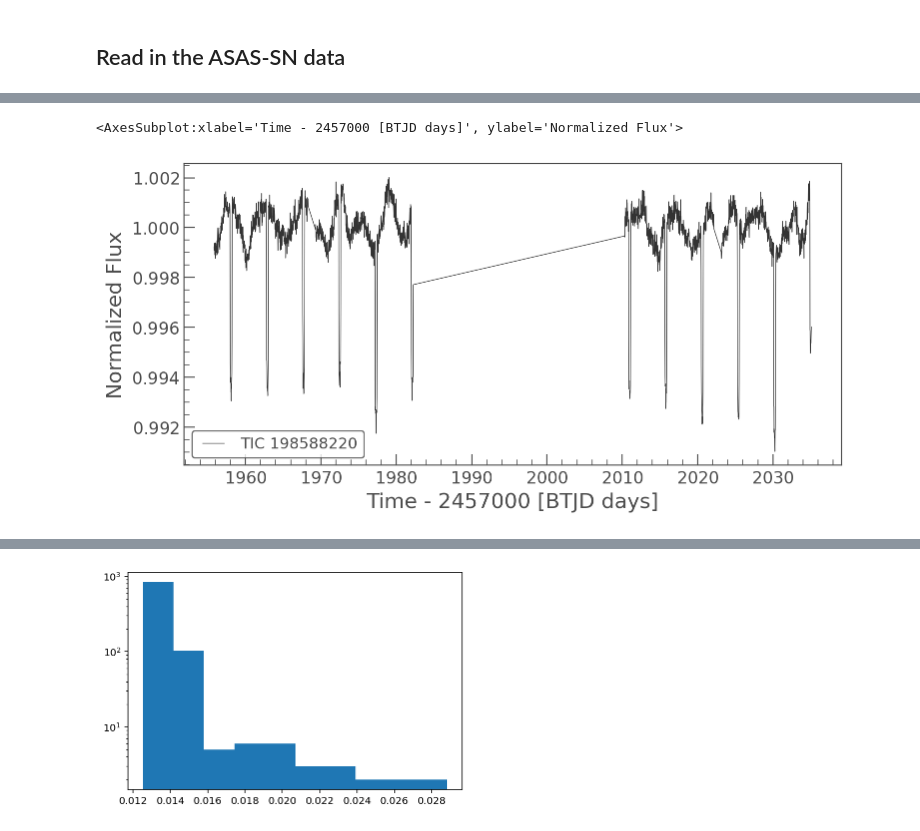
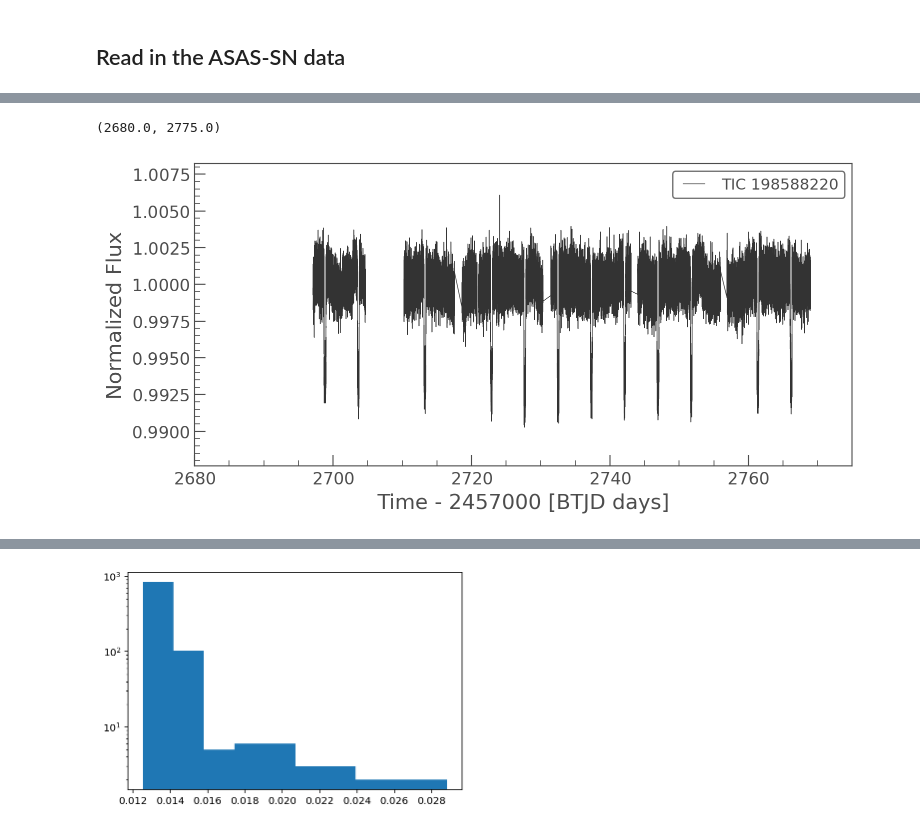
Before and after one commit to BrownDwarf/disperse, a Jupyter notebook: notebooks/02_lightcurves/02_ASASSN_HAT_P_67.ipynb, the cells around one changed output, grey strips where cells are left out. Drawn from its saved outputs; the diff is of its cells as text; code cells hidden in the pictures.

```diff
--- a/notebooks/02_lightcurves/02_ASASSN_HAT_P_67.ipynb
+++ b/notebooks/02_lightcurves/02_ASASSN_HAT_P_67.ipynb
@@ -73,5 +68,6 @@ lc.time, lc.flux
-# %%
-lc.plot()
-# %% [output]
-<AxesSubplot:xlabel='Time - 2457000 [BTJD days]', ylabel='Normalized Flux'>
-[figure, removed]
+# %%
+ax = lc.plot()
+ax.set_xlim(2680, 2775)
+# %% [output]
+(2680.0, 2775.0)
+[figure, added]
```
Also changed, not shown: parts of 10 cells of this notebook, 2 other files.
